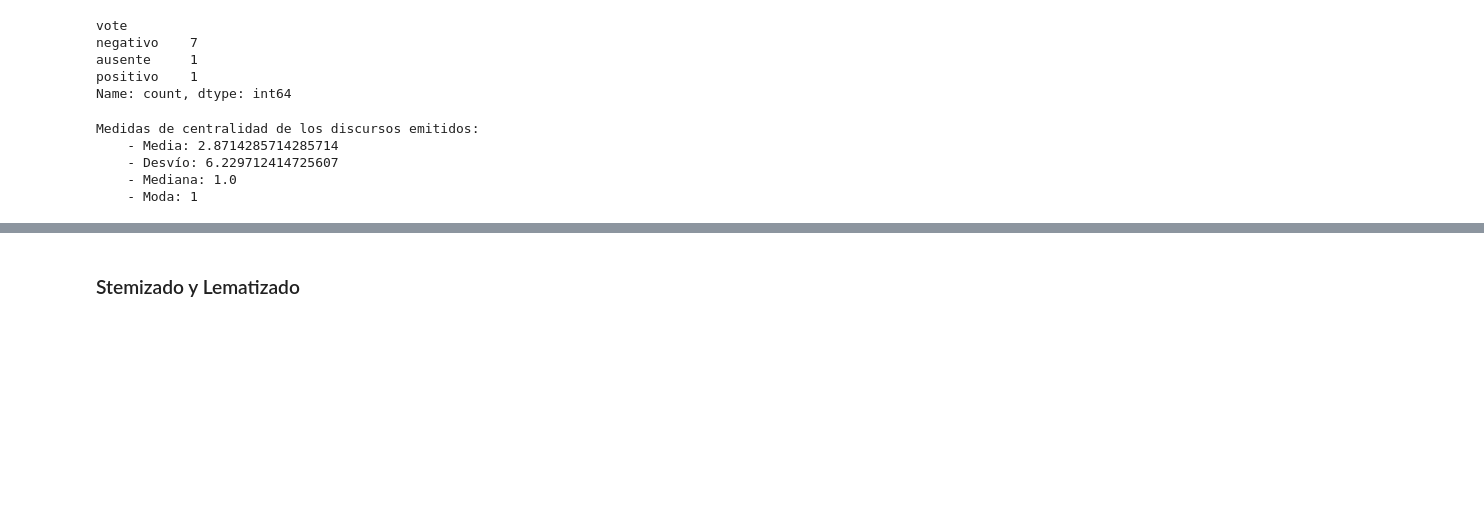
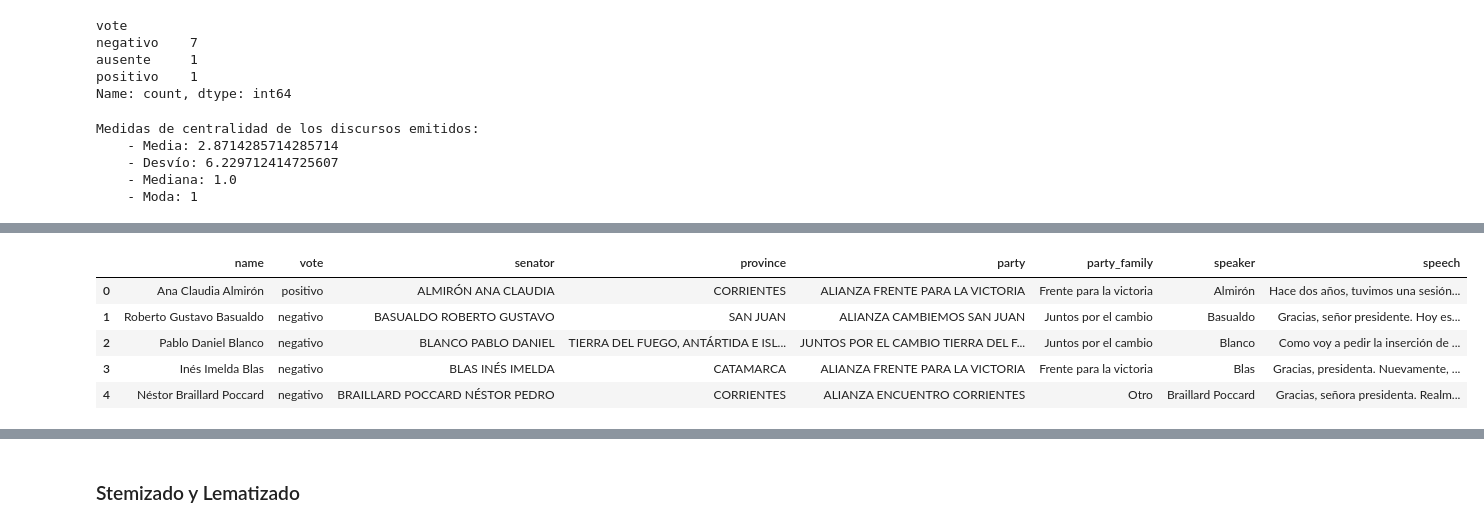
Before and after one commit to macfernandez/eddc-specialization-project, a Jupyter notebook: notebooks/02-data-description.ipynb, the cells around one changed output, grey strips where cells are left out. Drawn from its saved outputs; the diff is of its cells as text; code cells hidden in the pictures; blank space fills up the shorter version.

```diff
--- a/notebooks/02-data-description.ipynb
+++ b/notebooks/02-data-description.ipynb
@@ -389,0 +439,10 @@ Medidas de centralidad de los discursos emitidos:
+# %%
+speech_df = senators.explode("speech", ignore_index=True)
+speech_df.head()
+# %% [output]
+|  | name | vote | senator | province | party | party_family | speaker | speech |
+| 0 | Ana Claudia Almirón | positivo | ALMIRÓN ANA CLAUDIA | CORRIENTES | ALIANZA FRENTE PARA LA VICTORIA | Frente para la victoria | Almirón | Hace dos años, tuvimos una sesión... |
+| 1 | Roberto Gustavo Basualdo | negativo | BASUALDO ROBERTO GUSTAVO | SAN JUAN | ALIANZA CAMBIEMOS SAN JUAN | Juntos por el cambio | Basualdo | Gracias, señor presidente. Hoy es... |
+| 2 | Pablo Daniel Blanco | negativo | BLANCO PABLO DANIEL | TIERRA DEL FUEGO, ANTÁRTIDA E ISL... | JUNTOS POR EL CAMBIO TIERRA DEL F... | Juntos por el cambio | Blanco | Como voy a pedir la inserción de ... |
+| 3 | Inés Imelda Blas | negativo | BLAS INÉS IMELDA | CATAMARCA | ALIANZA FRENTE PARA LA VICTORIA | Frente para la victoria | Blas | Gracias, presidenta. Nuevamente, ... |
+| 4 | Néstor Braillard Poccard | negativo | BRAILLARD POCCARD NÉSTOR PEDRO | CORRIENTES | ALIANZA ENCUENTRO CORRIENTES | Otro | Braillard Poccard | Gracias, señora presidenta. Realm... |
```
Also changed, not shown: parts of 12 cells of this notebook, 1 other file.
